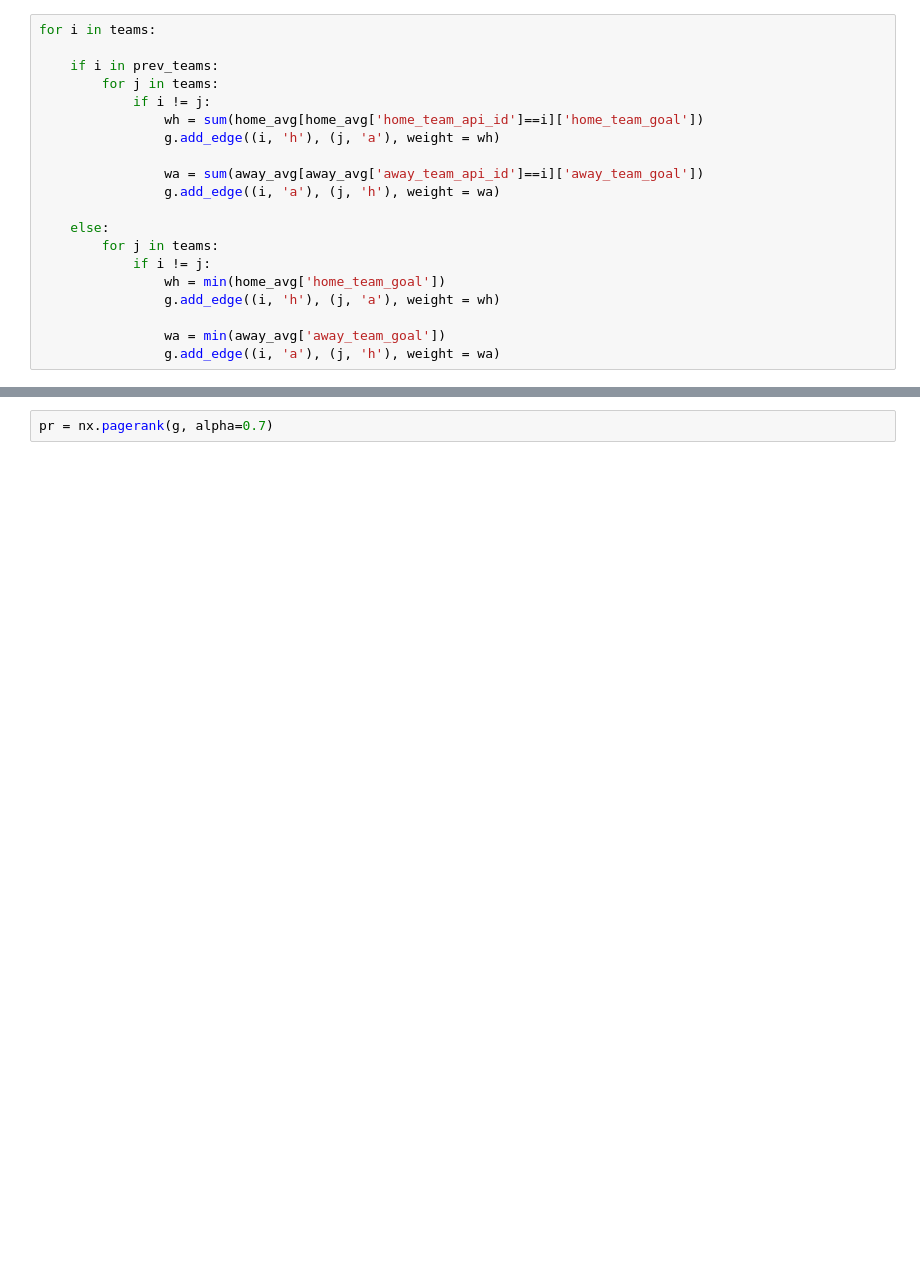
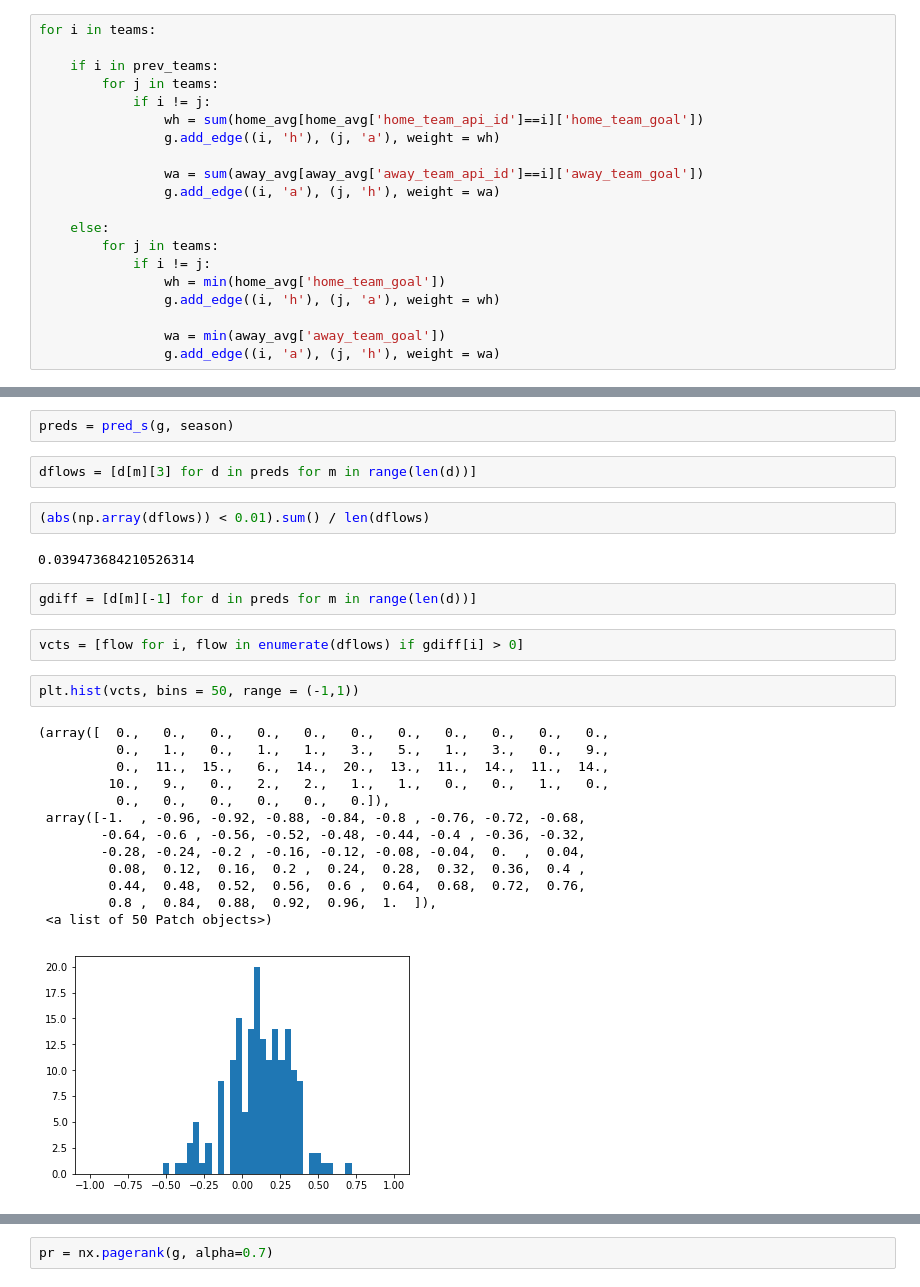
Before and after one commit to FlorianTilquin/LDC, a Jupyter notebook: European Soccer.ipynb, the cells around one changed output, grey strips where cells are left out. Saved outputs shown, nothing was run; the diff lists cells and outputs as text; blank space fills up the shorter version.

```diff
--- a/European Soccer.ipynb
+++ b/European Soccer.ipynb
@@ -179,0 +245,28 @@ for stage in range(1,39):
+# %%
+preds = pred_s(g, season)
+# %%
+dflows = [d[m][3] for d in preds for m in range(len(d))]
+# %%
+(abs(np.array(dflows)) < 0.01).sum() / len(dflows)
+# %% [output]
+0.039473684210526314
+# %%
+gdiff = [d[m][-1] for d in preds for m in range(len(d))]
+# %%
+vcts = [flow for i, flow in enumerate(dflows) if gdiff[i] > 0]
+# %%
+plt.hist(vcts, bins = 50, range = (-1,1))
+# %% [output]
+(array([  0.,   0.,   0.,   0.,   0.,   0.,   0.,   0.,   0.,   0.,   0.,
+          0.,   1.,   0.,   1.,   1.,   3.,   5.,   1.,   3.,   0.,   9.,
+          0.,  11.,  15.,   6.,  14.,  20.,  13.,  11.,  14.,  11.,  14.,
+         10.,   9.,   0.,   2.,   2.,   1.,   1.,   0.,   0.,   1.,   0.,
+          0.,   0.,   0.,   0.,   0.,   0.]),
+ array([-1.  , -0.96, -0.92, -0.88, -0.84, -0.8 , -0.76, -0.72, -0.68,
+        -0.64, -0.6 , -0.56, -0.52, -0.48, -0.44, -0.4 , -0.36, -0.32,
+        -0.28, -0.24, -0.2 , -0.16, -0.12, -0.08, -0.04,  0.  ,  0.04,
+         0.08,  0.12,  0.16,  0.2 ,  0.24,  0.28,  0.32,  0.36,  0.4 ,
+         0.44,  0.48,  0.52,  0.56,  0.6 ,  0.64,  0.68,  0.72,  0.76,
+         0.8 ,  0.84,  0.88,  0.92,  0.96,  1.  ]),
+ <a list of 50 Patch objects>)
+[figure, added]
```
Also changed, not shown: parts of 21 cells of this notebook.
